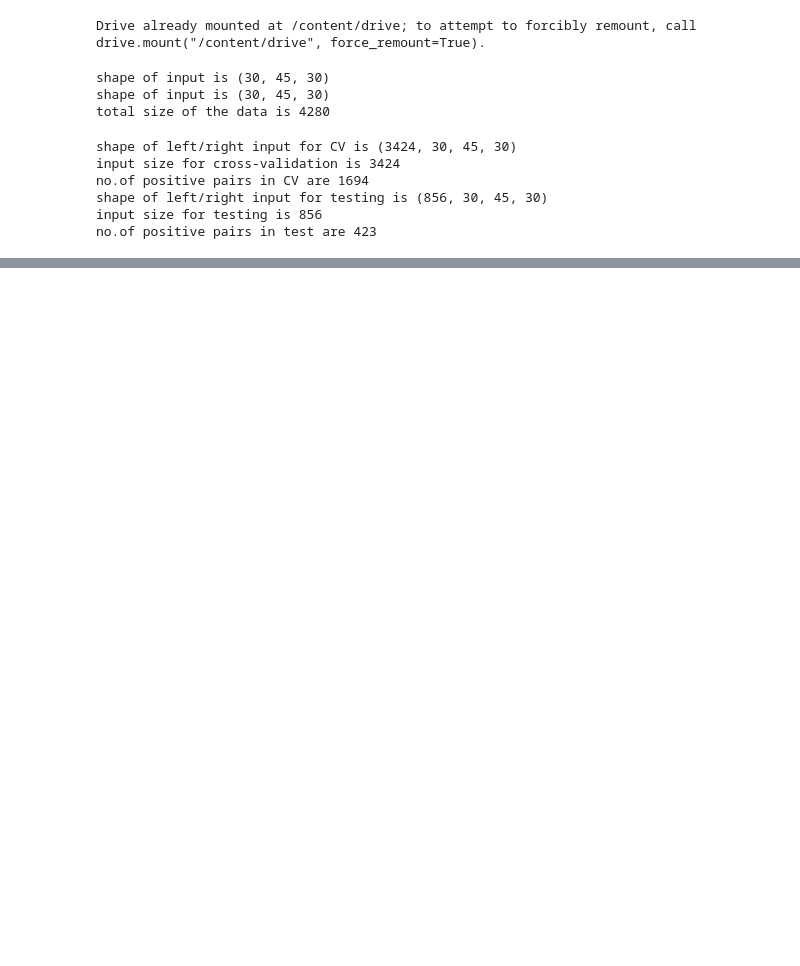
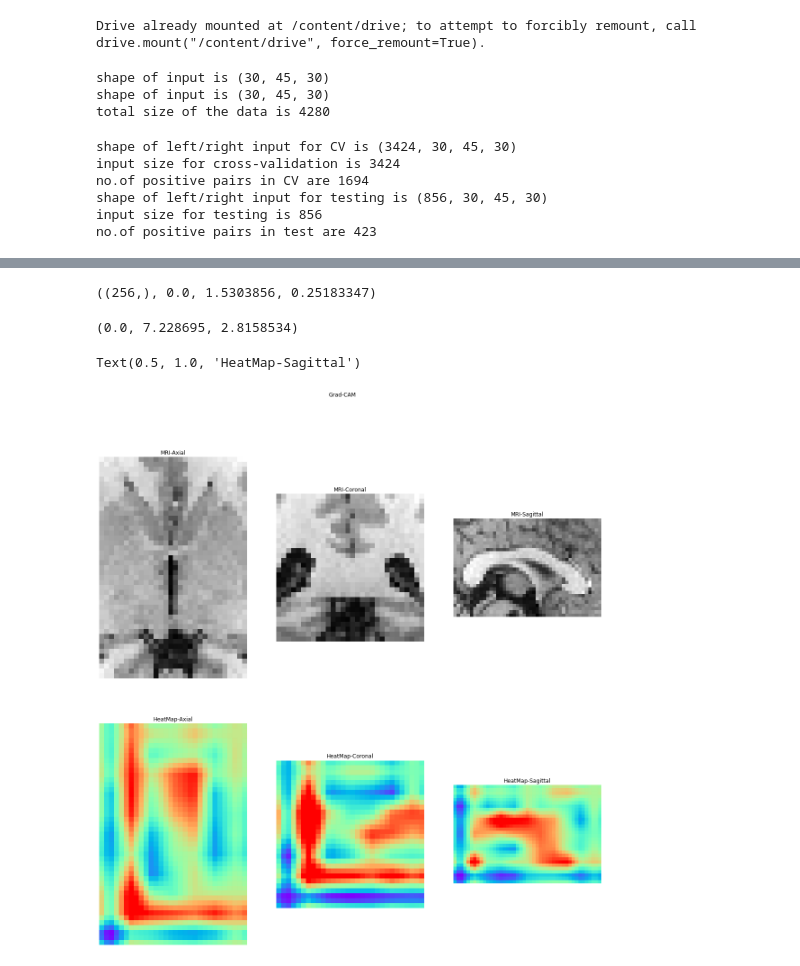
Before and after one commit to sutummala/AutismNet, a Jupyter notebook: Autism_siamese.ipynb, the cells around one changed output, grey strips where cells are left out. Saved outputs shown, nothing was run; the diff lists cells and outputs as text; code cells hidden in the pictures; blank space fills up the shorter version.

```diff
--- a/Autism_siamese.ipynb
+++ b/Autism_siamese.ipynb
@@ -388,38 +438,82 @@ for index, w in enumerate(weights):
+# %%
+L1 = np.squeeze(L1)
+L1.shape, np.min(L1), np.max(L1), np.mean(L1)
+# %% [output]
+((256,), 0.0, 1.5303856, 0.25183347)
+# %%
+heat_map = np.zeros(last_conv_output_left.shape[0:3], dtype = np.float32)
+# %%
+for index, w in enumerate(L1):
+  heat_map += w * last_conv_output_left[:, :, :, index]
+# %%
+heat_map[heat_map < 0] = 0
+# %%
+np.min(heat_map), np.max(heat_map), np.mean(heat_map)
+# %% [output]
+(0.0, 7.228695, 2.8158534)
 # %%
 from skimage.transform import resize
 import cv2
 
 hm = resize(heat_map, (30, 45, 30))
 
 #heatmap = (hm - hm.min())/(hm.max() - hm.min())
 heatmap = hm
 
-f, axarr = plt.subplots(2,3, figsize=(15,10));
+f, axarr = plt.subplots(2,3, figsize=(20,20));
 f.suptitle('Grad-CAM')
 slice_count=14
 slice_count2=5
 
-mri_image = np.squeeze(right_test)
+mri_image = np.squeeze(test_L)
 
 sagittal_mri_img=np.rot90(np.squeeze(mri_image[slice_count, :, :]))
-sagittal_grad_cmap_img=np.squeeze(heatmap[slice_count, :, :])
+sagittal_grad_cmap_img=np.rot90(np.squeeze(heatmap[slice_count, :, :]))
+#sagittal_overlay=cv2.addWeighted(sagittal_mri_img, 0.3, sagittal_grad_cmap_img, 0.6, 0)
 
 coronal_mri_img=np.rot90(np.squeeze(mri_image[:, slice_count2, :]))
-coronal_grad_cmap_img=np.squeeze(heatmap[:, slice_count2, :])
+coronal_grad_cmap_img=np.rot90(np.squeeze(heatmap[:, slice_count2, :]))
+#coronal_overlay=cv2.addWeighted(coronal_mri_img, 0.3, coronal_grad_cmap_img, 0.6, 0)
 
 axial_mri_img=np.rot90(np.squeeze(mri_image[:, :, slice_count2]))
-axial_grad_cmap_img=np.squeeze(heatmap[:, :, slice_count2])
+axial_grad_cmap_img=np.rot90(np.squeeze(heatmap[:, :, slice_count2]))
+#axial_overlay=cv2.addWeighted(axial_mri_img, 0.3, axial_grad_cmap_img, 0.6, 0)
 
 img_plot = axarr[0,0].imshow(axial_mri_img, cmap='gray');
 axarr[0,0].axis('off')
 axarr[0,0].set_title('MRI-Axial')
 
 img_plot = axarr[0,1].imshow(coronal_mri_img, cmap='gray');
 axarr[0,1].axis('off')
 axarr[0,1].set_title('MRI-Coronal')
 
 img_plot = axarr[0,2].imshow(sagittal_mri_img, cmap='gray');
 axarr[0,2].axis('off')
 axarr[0,2].set_title('MRI-Sagittal')
 
-#axial_overlay=cv2.addWeighted(axial_mri_img, 0.3, axial_grad_cmap_img, 0.6, 0)
+img_plot = axarr[1,0].imshow(axial_grad_cmap_img, cmap=plt.cm.rainbow, vmax = 5, alpha = 1);
+axarr[1,0].axis('off')
+axarr[1,0].set_title('HeatMap-Axial')
+
+img_plot = axarr[1,1].imshow(coronal_grad_cmap_img, cmap=plt.cm.rainbow, vmax = 5, alpha = 1);
+axarr[1,1].axis('off')
+axarr[1,1].set_title('HeatMap-Coronal')
+
+img_plot = axarr[1,2].imshow(sagittal_grad_cmap_img, cmap=plt.cm.rainbow, vmax = 5, alpha = 1);
+axarr[1,2].axis('off')
+axarr[1,2].set_title('HeatMap-Sagittal')
+
+#img_plot = axarr[2,0].imshow(axial_overlay, cmap=plt.cm.rainbow, alpha = 1);
+#axarr[2,0].axis('off')
+#axarr[2,0].set_title('Overlay-Axial')
+
+#img_plot = axarr[2,1].imshow(coronal_overlay, cmap=plt.cm.rainbow, alpha = 1);
+#axarr[2,1].axis('off')
+#axarr[2,1].set_title('Overlay-Coronal')
+
+#img_plot = axarr[2,2].imshow(sagittal_overlay, cmap=plt.cm.rainbow, alpha = 1);
+#axarr[2,2].axis('off')
+#axarr[2,2].set_title('Overlay-Sagittal')
+# %% [output]
+Text(0.5, 1.0, 'HeatMap-Sagittal')
+[figure, added]
```
Also changed, not shown: parts of 22 cells of this notebook.
